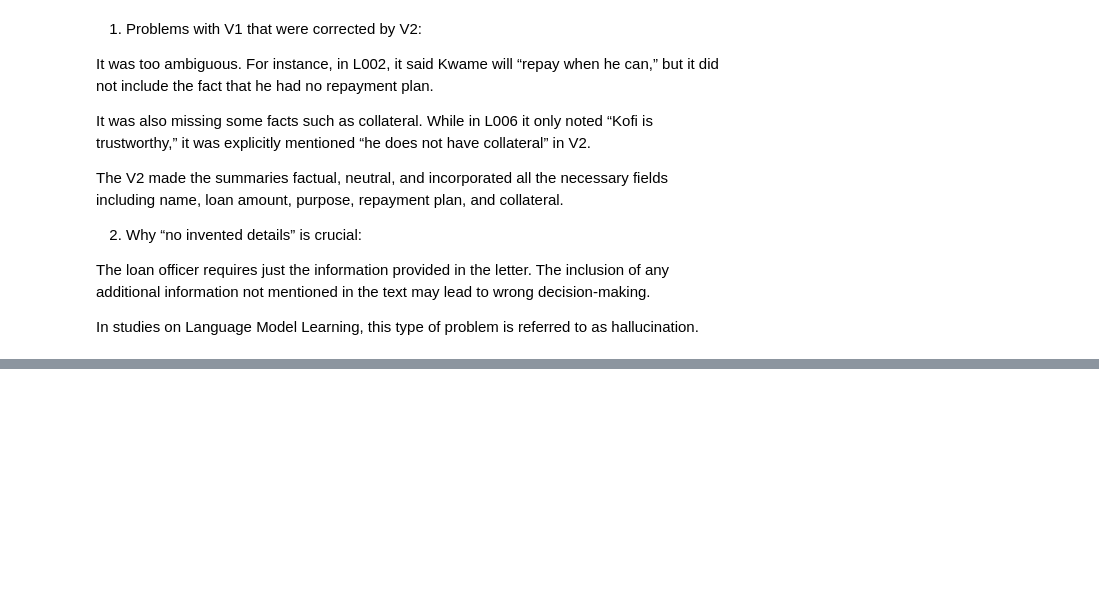
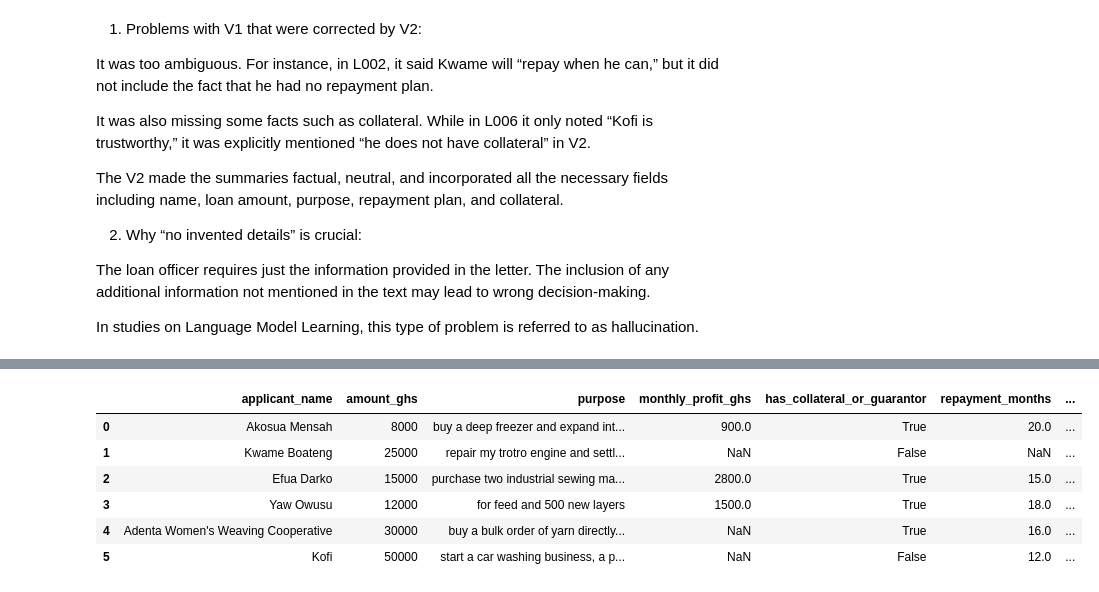
Before and after one commit to aluongleekalierleek/lab-4-llm-decision-support, a Jupyter notebook: lab4_llm_decision_support.ipynb, the cells around one changed output, grey strips where cells are left out. Drawn from its saved outputs; the diff is of its cells as text; code cells hidden in the pictures; blank space fills up the shorter version.

Commit message:
Section 3.2: Structured JSON extraction with schema, few-shot example, and reflection

````diff
--- a/lab4_llm_decision_support.ipynb
+++ b/lab4_llm_decision_support.ipynb
@@ -240,3 +240,71 @@ The V2 made the summaries factual, neutral, and incorporated all the necessary f
 The loan officer requires just the information provided in the letter. The inclusion of any additional information not mentioned in the text may lead to wrong decision-making.
 
 In studies on Language Model Learning, this type of problem is referred to as hallucination.
+# %%
+#Component 2 Structured extraction (JSON) ---
+
+import json
+import pandas as pd
+
+# Prompt template with explicit schema + one worked example (few-shot)
+EXTRACT_PROMPT_SYSTEM = (
+    "You are an assistant to a microfinance loan officer. "
+    "Extract loan application details as strict JSON. "
+    "Return ONLY a JSON object with EXACTLY these keys:\n"
+    "  applicant_name (string), amount_ghs (number), purpose (string),\n"
+    "  monthly_profit_ghs (number or null), has_collateral_or_guarantor (boolean),\n"
+    "  repayment_months (number or null).\n"
+    "If a field is not stated in the letter, use null. Do not guess."
+)
+
+# One worked example (not from LETTERS, you invent it yourself)
+EXAMPLE_LETTER = """Dear Sir,
+I am Ama Kusi, a seamstress in Cape Coast. I request GHS 5,000 to buy fabric and threads.
+My monthly profit is about GHS 600. My cousin will guarantee the loan. I can repay in 10 months.
+"""
+
+EXAMPLE_JSON = {
+    "applicant_name": "Ama Kusi",
+    "amount_ghs": 5000,
+    "purpose": "buy fabric and threads",
+    "monthly_profit_ghs": 600,
+    "has_collateral_or_guarantor": True,
+    "repayment_months": 10
+}
+
+EXTRACT_PROMPT_FEWSHOT = f"""
+Example letter:
+{EXAMPLE_LETTER}
+
+Correct JSON:
+{json.dumps(EXAMPLE_JSON, indent=2)}
+
+Now extract fields from this loan application:
+"""
+
+def extract_fields(letter_text):
+    prompt = f"{EXTRACT_PROMPT_FEWSHOT}\n\n{letter_text}"
+    raw = ask_llm(user_prompt=prompt, system_prompt=EXTRACT_PROMPT_SYSTEM, temperature=0)
+    # Strip any ```json fences
+    cleaned = raw.strip()
+    if cleaned.startswith("```"):
+        cleaned = cleaned.strip("`")
+        cleaned = cleaned.replace("json", "").strip()
+    try:
+        return json.loads(cleaned)
+    except Exception as e:
+        print("Warning: could not parse JSON:", e)
+        print("Raw output was:", raw)
+        return None
+
+# Run on all six letters
+results = []
+for lid, text in LETTERS.items():
+    data = extract_fields(text)
+    if data:
+        data["letter_id"] = lid
+        results.append(data)
+
+df = pd.DataFrame(results)
+display(df)
+# %% [output]
@@ -242,0 +317,7 @@ In studies on Language Model Learning, this type of problem is referred to as ha
+|  | applicant_name | amount_ghs | purpose | monthly_profit_ghs | has_collateral_or_guarantor | repayment_months | ... |
+| 0 | Akosua Mensah | 8000 | buy a deep freezer and expand int... | 900.0 | True | 20.0 | ... |
+| 1 | Kwame Boateng | 25000 | repair my trotro engine and settl... | NaN | False | NaN | ... |
+| 2 | Efua Darko | 15000 | purchase two industrial sewing ma... | 2800.0 | True | 15.0 | ... |
+| 3 | Yaw Owusu | 12000 | for feed and 500 new layers | 1500.0 | True | 18.0 | ... |
+| 4 | Adenta Women's Weaving Cooperative | 30000 | buy a bulk order of yarn directly... | NaN | True | 16.0 | ... |
+| 5 | Kofi | 50000 | start a car washing business, a p... | NaN | False | 12.0 | ... |
````
Also changed, not shown: parts of 6 cells of this notebook.
